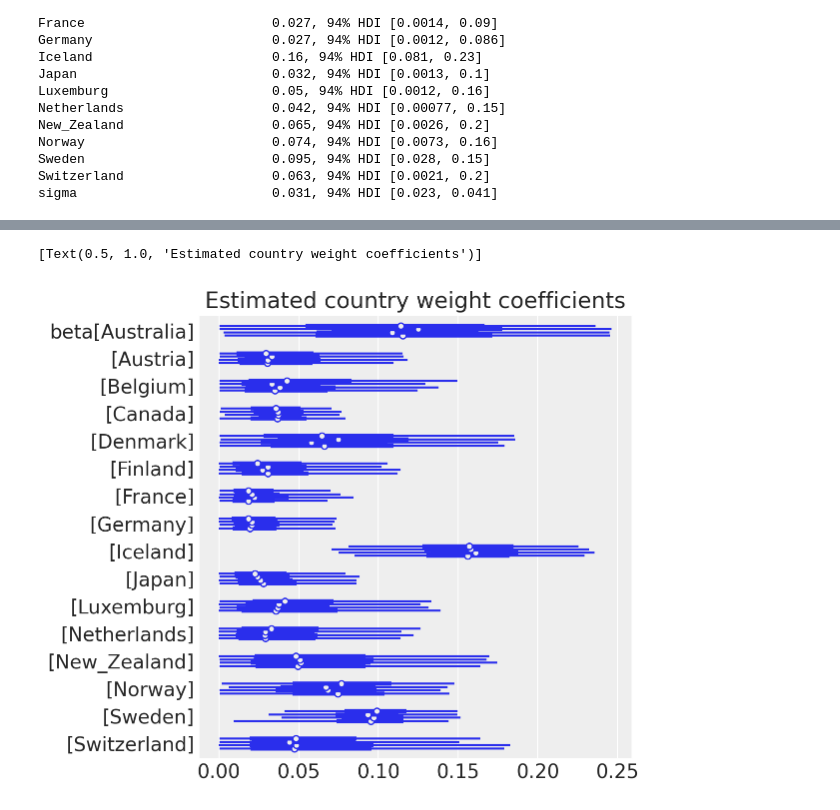
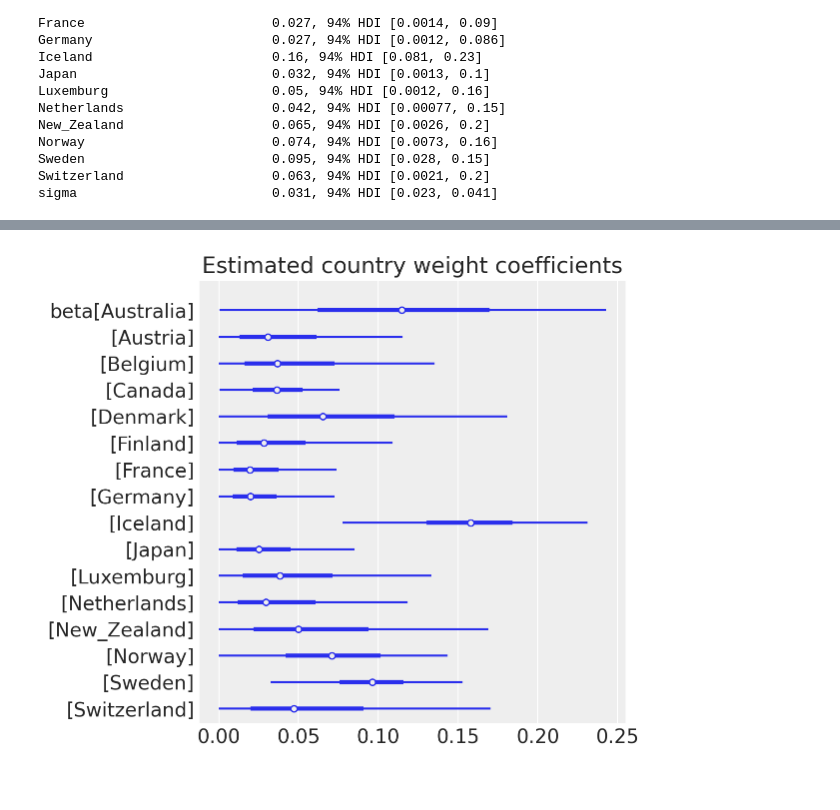
Before and after one commit to francescoamat0/causal-inference-methods, a Jupyter notebook: synthetic_control/brexit_effects.ipynb, the cells around one changed output, grey strips where cells are left out. Saved outputs shown, nothing was run; the diff lists cells and outputs as text; code cells hidden in the pictures.

```diff
--- a/synthetic_control/brexit_effects.ipynb
+++ b/synthetic_control/brexit_effects.ipynb
@@ -278,6 +280,6 @@ Switzerland                   0.063, 94% HDI [0.0021, 0.2]
 sigma                         0.031, 94% HDI [0.023, 0.041]
 # %%
 # Plot distribution of country weight coefficients
-ax = az.plot_forest(result.idata, var_names="beta", figsize=(6, 5))
+ax = az.plot_forest(result.idata, var_names="beta", figsize=(6, 5), combined=True)
 ax[0].set(title="Estimated country weight coefficients")
 # %% [output]
@@ -288,2 +287 @@ The `squeeze` kwarg to GroupBy is being removed.Pass .groupby(..., squeeze=False
-[Text(0.5, 1.0, 'Estimated country weight coefficients')]
-[figure, old version]
+[figure, new version]
```
Also changed, not shown: parts of 4 cells of this notebook.
